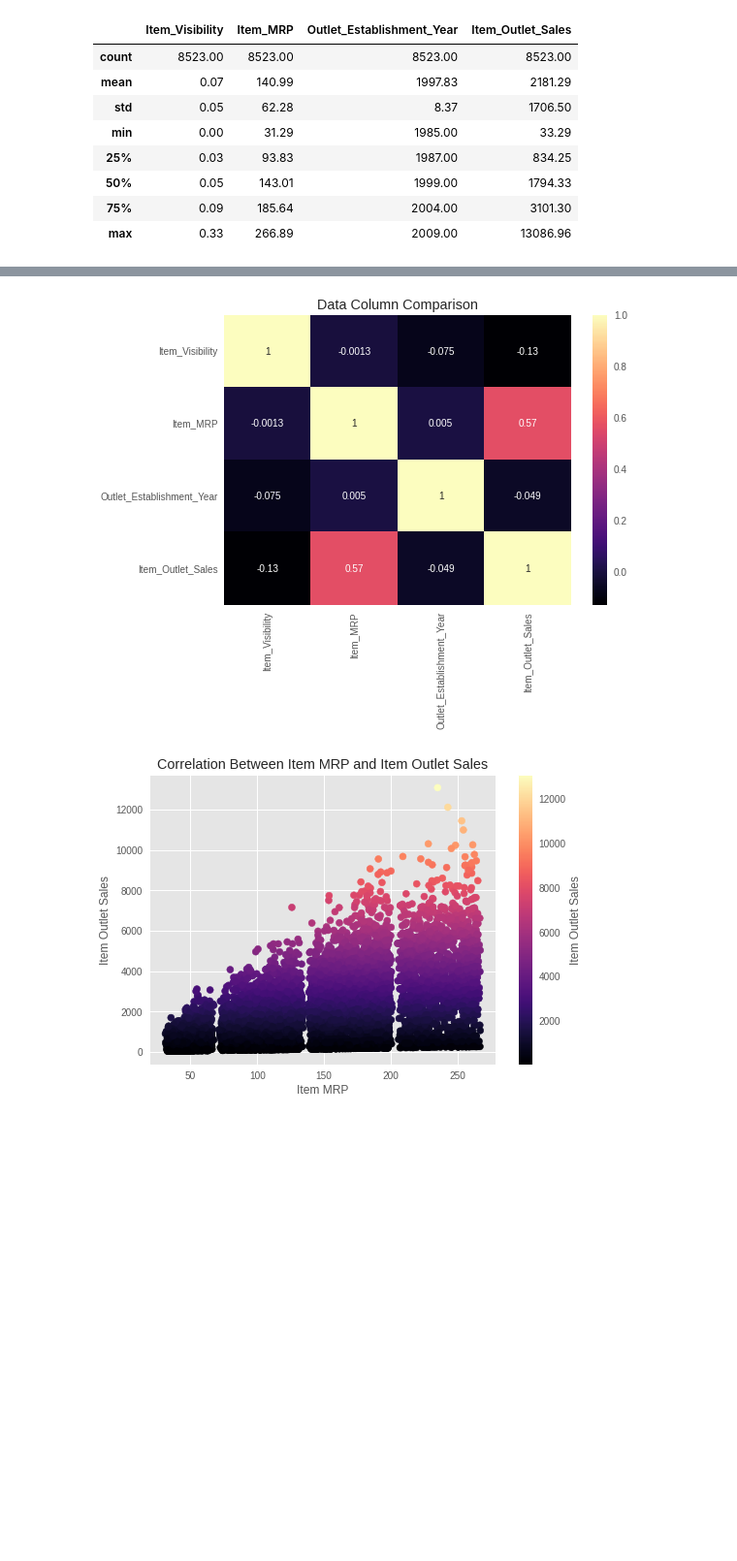
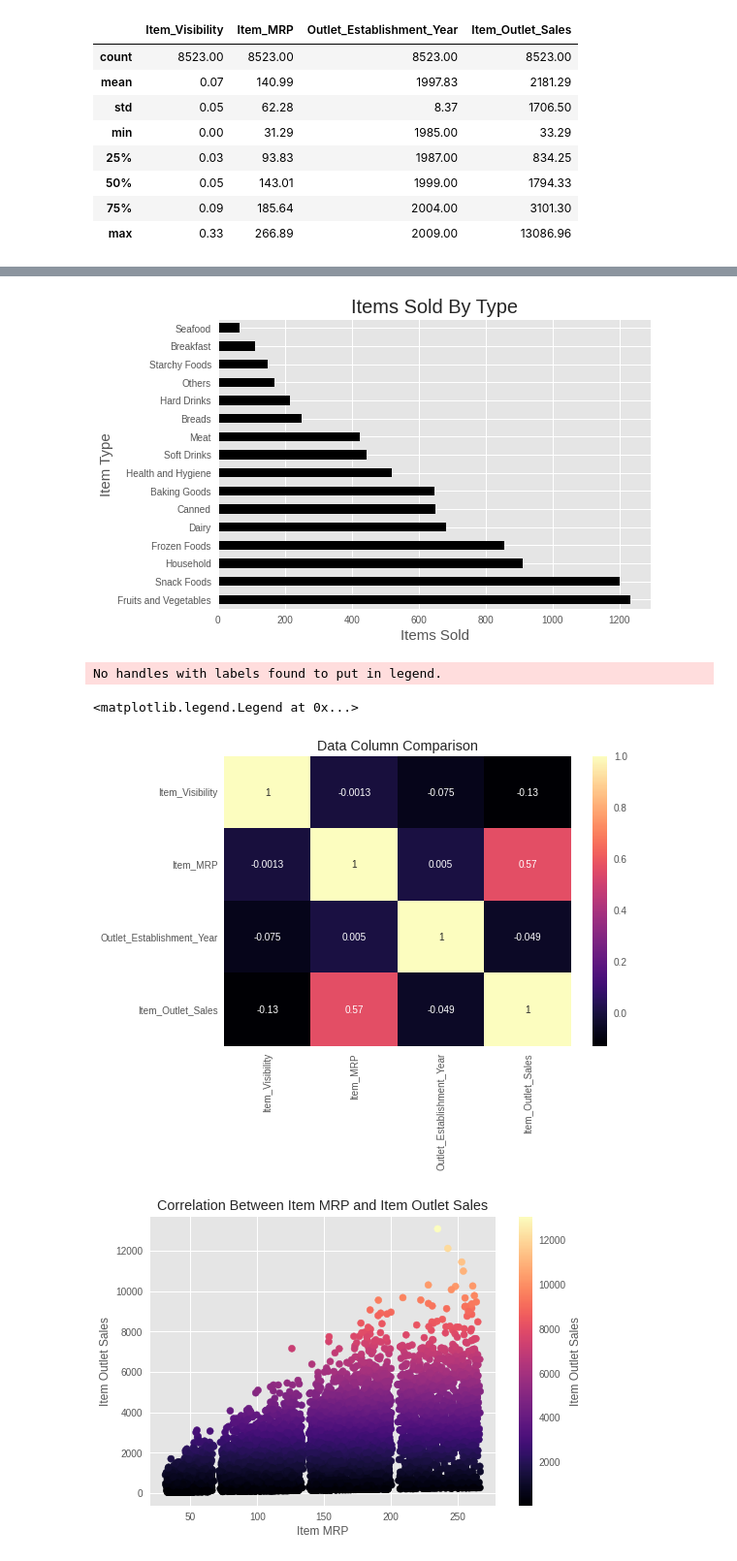
Before and after one commit to CheyQ27/Grocery-Sales, a Jupyter notebook: Sales_Predictions.ipynb, the cells around one changed output, grey strips where cells are left out. Shown: that part at 97% size. Drawn from its saved outputs; the diff is of its cells as text; code cells hidden in the pictures; blank space fills up the shorter version.

```diff
--- a/Sales_Predictions.ipynb
+++ b/Sales_Predictions.ipynb
@@ -248,3 +270,16 @@ df.describe().round(2)
+# %%
+plt.style.use('ggplot')
+ISBT.plot(kind = 'barh', color = 'black')
+plt.title('Items Sold By Type', fontsize = 20)
+plt.ylabel('Item Type', fontsize = 15)
+plt.xlabel('Items Sold', fontsize = 15)
+
+plt.show;
+#The most sold items by the this company's outlets are snacks, fruit and vegetables
+#This will come into play when referencing the outlet sales in totality
+#The items being sold are necessities and highly consumed here in the U.S
+# %% [output]
+[figure, added]
 # %%
 corr = df.corr()
 # %%
@@ -254,6 +289,8 @@ plt.title('Data Column Comparison');
 #There is an extremely low to negative correlation in every category with the exception of Item_Outlet_Sales and Item_MRP
 #Item_Outlet_Sales and Item_MRP(Material Requirements Planning have a moderate correlation)
 # %% [output]
+No handles with labels found to put in legend.
+<matplotlib.legend.Legend at 0x...>
 [figure]
 # %%
 plt.style.use('ggplot')
```
Also changed, not shown: parts of 4 cells of this notebook.
